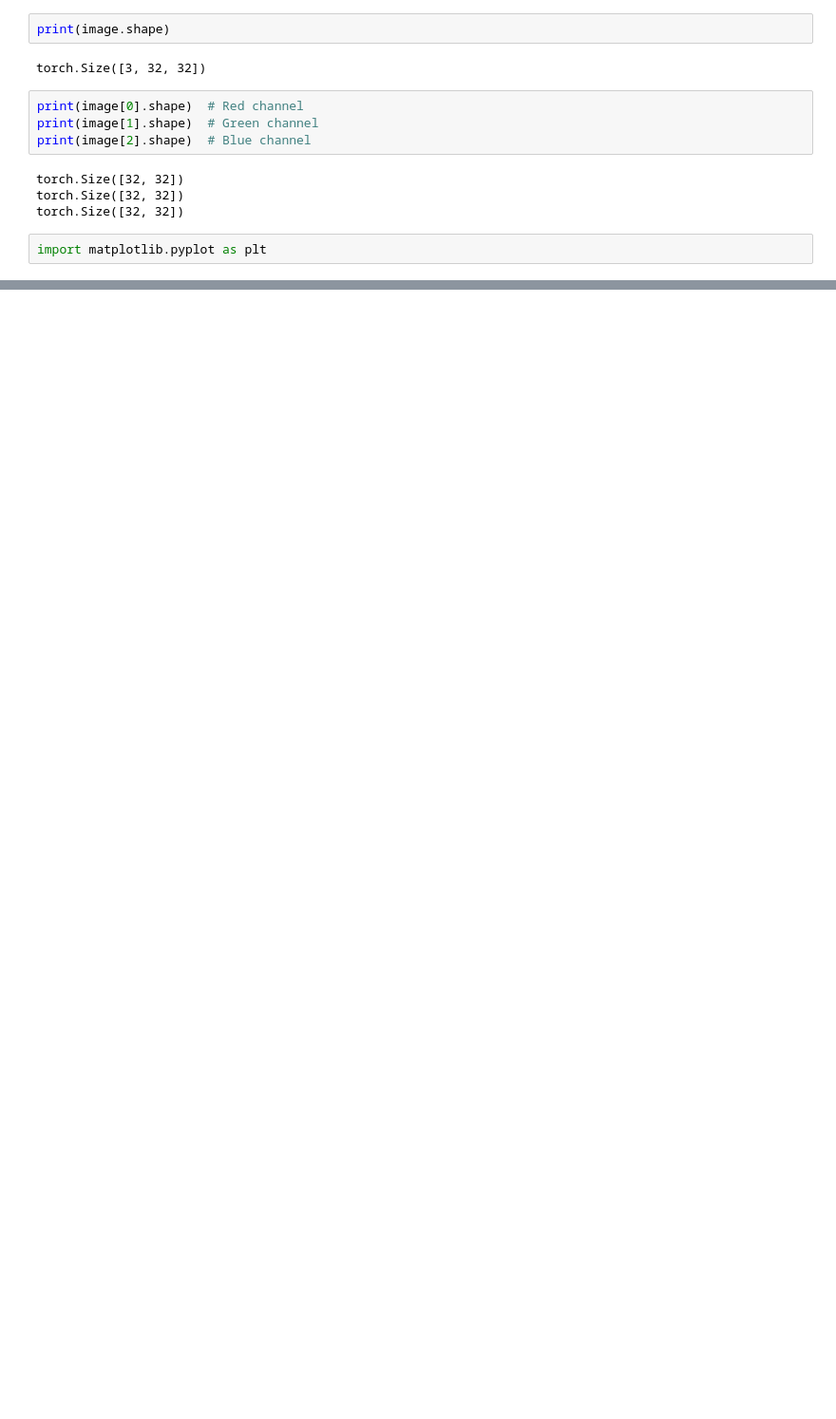
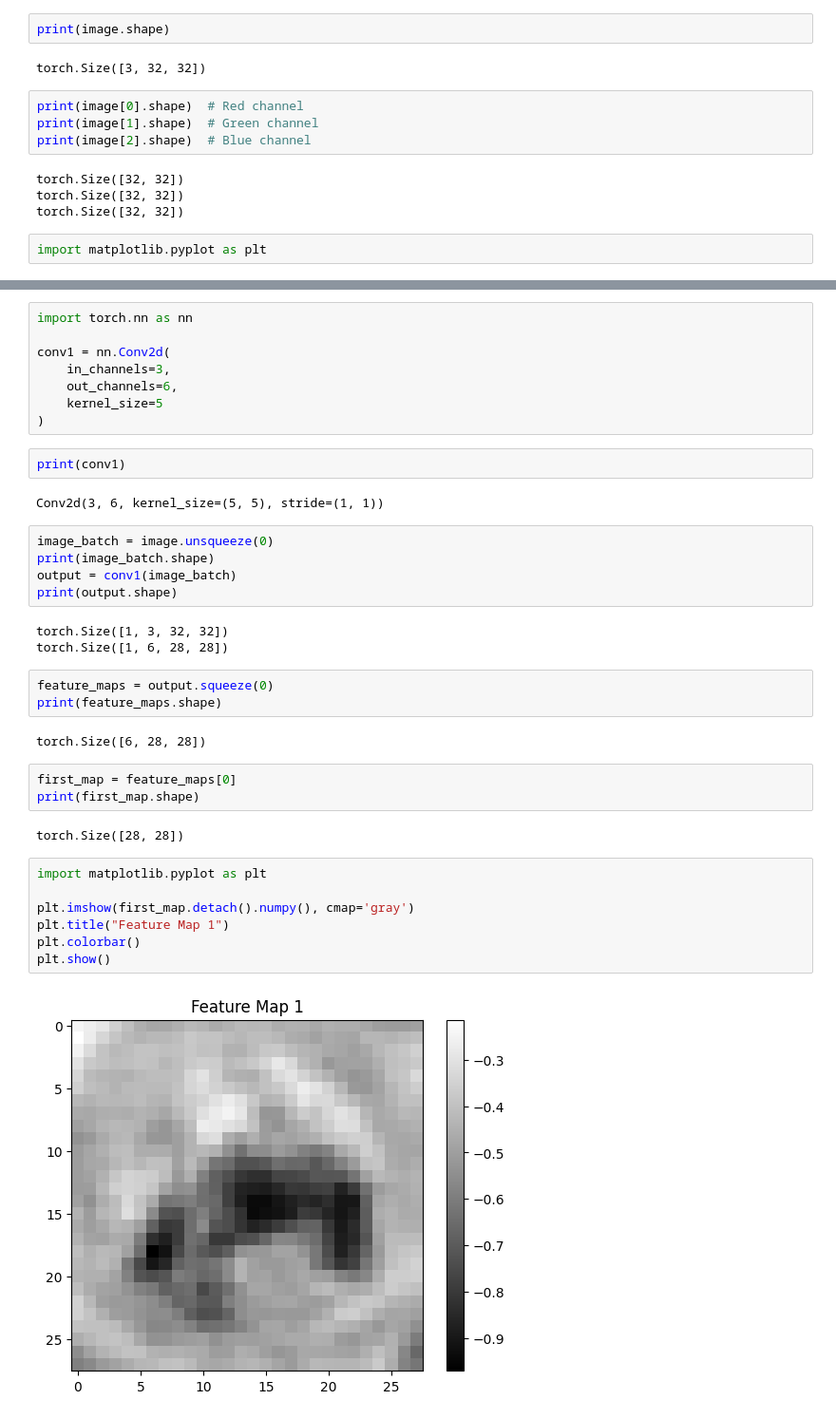
Before and after one commit to Vandanareddy2/cifar10-cnn, a Jupyter notebook: notebooks/cifar10-cnn.ipynb, the cells around one changed output, grey strips where cells are left out. Shown at 95% size. Saved outputs shown, nothing was run; the diff lists cells and outputs as text; blank space fills up the shorter version.

```diff
--- a/notebooks/cifar10-cnn.ipynb
+++ b/notebooks/cifar10-cnn.ipynb
@@ -113,0 +113,39 @@ automobile
+# %%
+import torch.nn as nn
+
+conv1 = nn.Conv2d(
+    in_channels=3,
+    out_channels=6,
+    kernel_size=5
+)
+# %%
+print(conv1)
+# %% [output]
+Conv2d(3, 6, kernel_size=(5, 5), stride=(1, 1))
+# %%
+image_batch = image.unsqueeze(0)
+print(image_batch.shape)
+output = conv1(image_batch)
+print(output.shape)
+# %% [output]
+torch.Size([1, 3, 32, 32])
+torch.Size([1, 6, 28, 28])
+# %%
+feature_maps = output.squeeze(0)
+print(feature_maps.shape)
+# %% [output]
+torch.Size([6, 28, 28])
+# %%
+first_map = feature_maps[0]
+print(first_map.shape)
+# %% [output]
+torch.Size([28, 28])
+# %%
+import matplotlib.pyplot as plt
+
+plt.imshow(first_map.detach().numpy(), cmap='gray')
+plt.title("Feature Map 1")
+plt.colorbar()
+plt.show()
+# %% [output]
+[figure, added]
```
Also changed, not shown: parts of 9 cells of this notebook.
